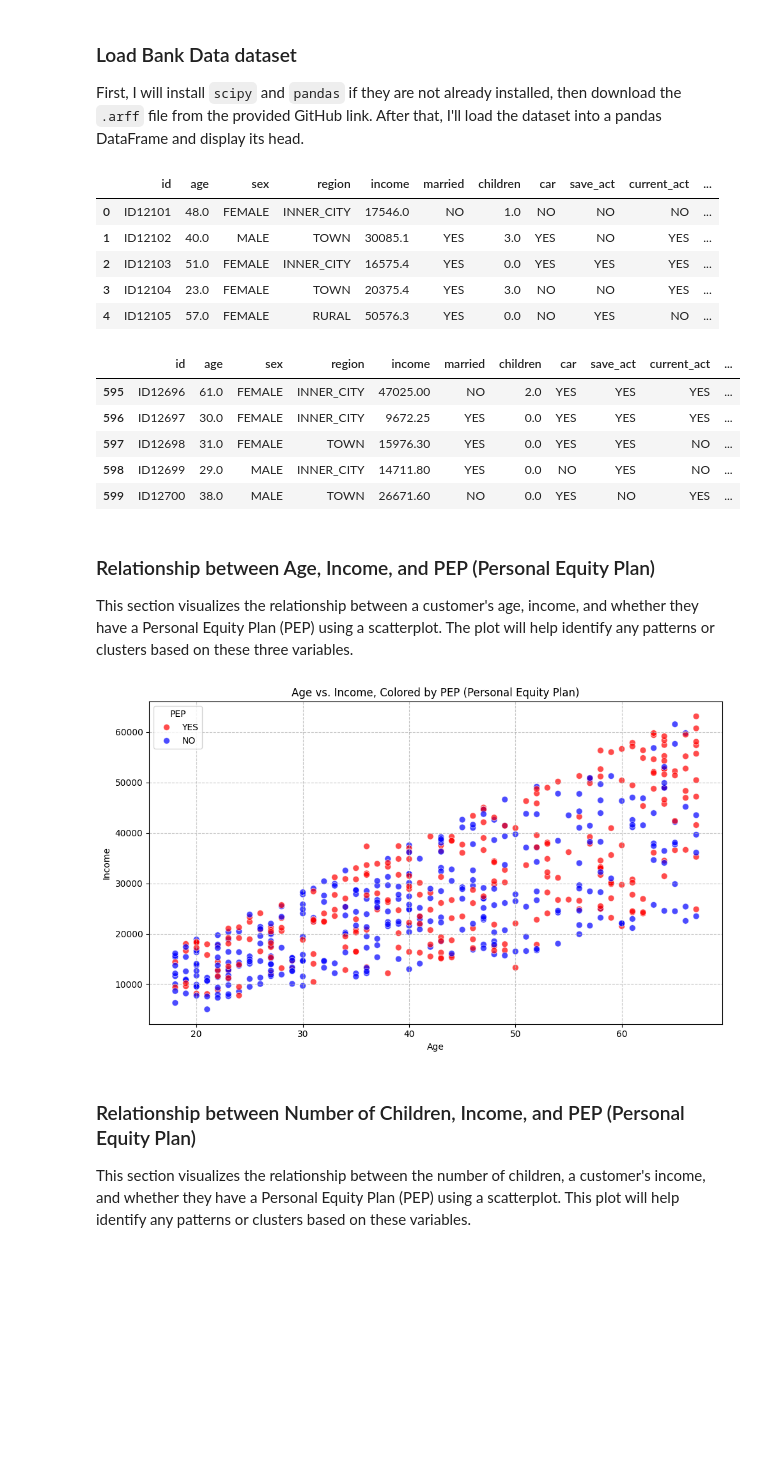
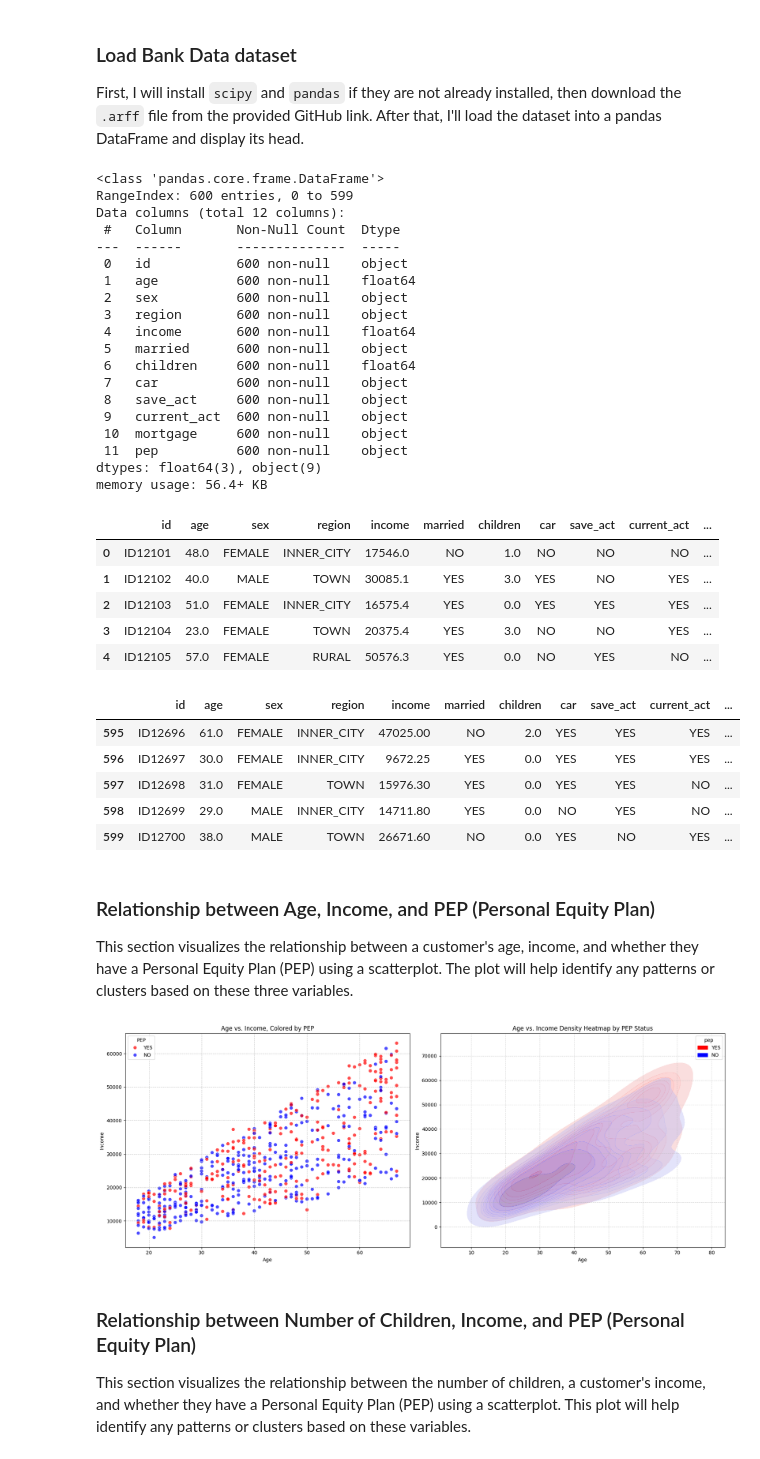
Before and after one commit to matteogolfarelli/DataCentricAI, a Jupyter notebook: Data Understanding/Statistical_Summary - Bivariate.ipynb, the cells around one changed output. Cells and saved outputs as stored; diff of their text form; code cells hidden in the pictures; blank space fills up the shorter version.

```diff
--- a/Data Understanding/Statistical_Summary - Bivariate.ipynb
+++ b/Data Understanding/Statistical_Summary - Bivariate.ipynb
@@ -10,25 +10,39 @@ import pandas as pd
 from scipy.io import arff
 import io
 
-# Raw GitHub URL for the dataset
-github_url = "https://github.com/matteogolfarelli/DataCentricAI/raw/main/Data%20Understanding/bank-data.arff"
+import pandas as pd
 
-# Download the file content
-response = requests.get(github_url)
-response.raise_for_status() # Raise an exception for HTTP errors
+# Define the URL for the dataset
+url = 'https://raw.githubusercontent.com/matteogolfarelli/DataCentricAI/main/Data%20Understanding/bank_data.csv'
 
-# Load the ARFF data
-data, meta = arff.loadarff(io.StringIO(response.text))
+# Load the dataset into a pandas DataFrame. By default, read_csv uses the first row as headers.
+df = pd.read_csv(url)
 
-# Convert to pandas DataFrame
-df = pd.DataFrame(data)
-
-for column in df.select_dtypes(include=['object']).columns:
-    df[column] = df[column].apply(lambda x: x.decode('utf-8'))
+# Display the first 5 rows and info of the DataFrame
+df.info()
 
 # Display the first 5 rows of the DataFrame
 display(df.head(),df.tail())
 # %% [output]
+<class 'pandas.core.frame.DataFrame'>
+RangeIndex: 600 entries, 0 to 599
+Data columns (total 12 columns):
+ #   Column       Non-Null Count  Dtype
+---  ------       --------------  -----
+ 0   id           600 non-null    object
+ 1   age          600 non-null    float64
+ 2   sex          600 non-null    object
+ 3   region       600 non-null    object
+ 4   income       600 non-null    float64
+ 5   married      600 non-null    object
+ 6   children     600 non-null    float64
+ 7   car          600 non-null    object
+ 8   save_act     600 non-null    object
+ 9   current_act  600 non-null    object
+ 10  mortgage     600 non-null    object
+ 11  pep          600 non-null    object
+dtypes: float64(3), object(9)
+memory usage: 56.4+ KB
 |  | id | age | sex | region | income | married | children | car | save_act | current_act | ... |
 | 0 | ID12101 | 48.0 | FEMALE | INNER_CITY | 17546.0 | NO | 1.0 | NO | NO | NO | ... |
 | 1 | ID12102 | 40.0 | MALE | TOWN | 30085.1 | YES | 3.0 | YES | NO | YES | ... |
@@ -48,21 +62,32 @@ This section visualizes the relationship between a customer's age, income, and w
 # %%
 import matplotlib.pyplot as plt
 import seaborn as sns
 
 # Define a custom palette for the 'pep' variable
 pep_palette = {'YES': 'red', 'NO': 'blue'}
 
-plt.figure(figsize=(10, 6))
-sns.scatterplot(data=df, x='age', y='income', hue='pep', palette=pep_palette, s=50, alpha=0.7)
-plt.title('Age vs. Income, Colored by PEP (Personal Equity Plan)')
-plt.xlabel('Age')
-plt.ylabel('Income')
-plt.grid(True, linestyle='--', alpha=0.7)
-plt.legend(title='PEP')
+# Create a side-by-side subplot
+fig, axes = plt.subplots(1, 2, figsize=(18, 7))
+
+# Left subplot: Original Scatterplot
+sns.scatterplot(data=df, x='age', y='income', hue='pep', palette=pep_palette, s=50, alpha=0.7, ax=axes[0])
+axes[0].set_title('Age vs. Income, Colored by PEP')
+axes[0].set_xlabel('Age')
+axes[0].set_ylabel('Income')
+axes[0].grid(True, linestyle='--', alpha=0.7)
+axes[0].legend(title='PEP')
+
+# Right subplot: Overlaid 2D Density Heatmap split by PEP status
+sns.kdeplot(data=df, x='age', y='income', hue='pep', palette=pep_palette, fill=True, alpha=0.4, levels=10, ax=axes[1])
+axes[1].set_title('Age vs. Income Density Heatmap by PEP Status')
+axes[1].set_xlabel('Age')
+axes[1].set_ylabel('Income')
+axes[1].grid(True, linestyle='--', alpha=0.5)
+
 plt.tight_layout()
 plt.show()
 # %% [output]
-[figure, old version]
+[figure, new version]
 # %% [markdown]
 ### Relationship between Number of Children, Income, and PEP (Personal Equity Plan)
 
```
Also changed, not shown: parts of 5 cells of this notebook.
